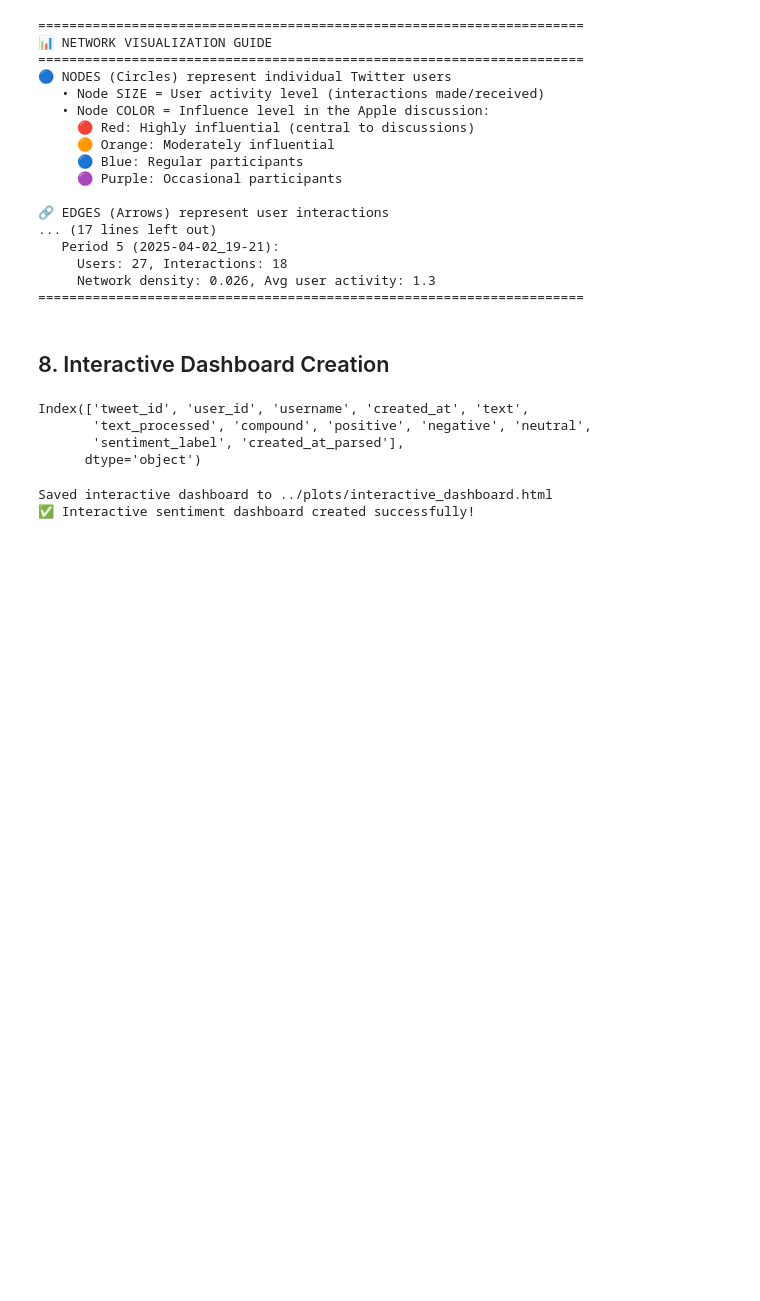
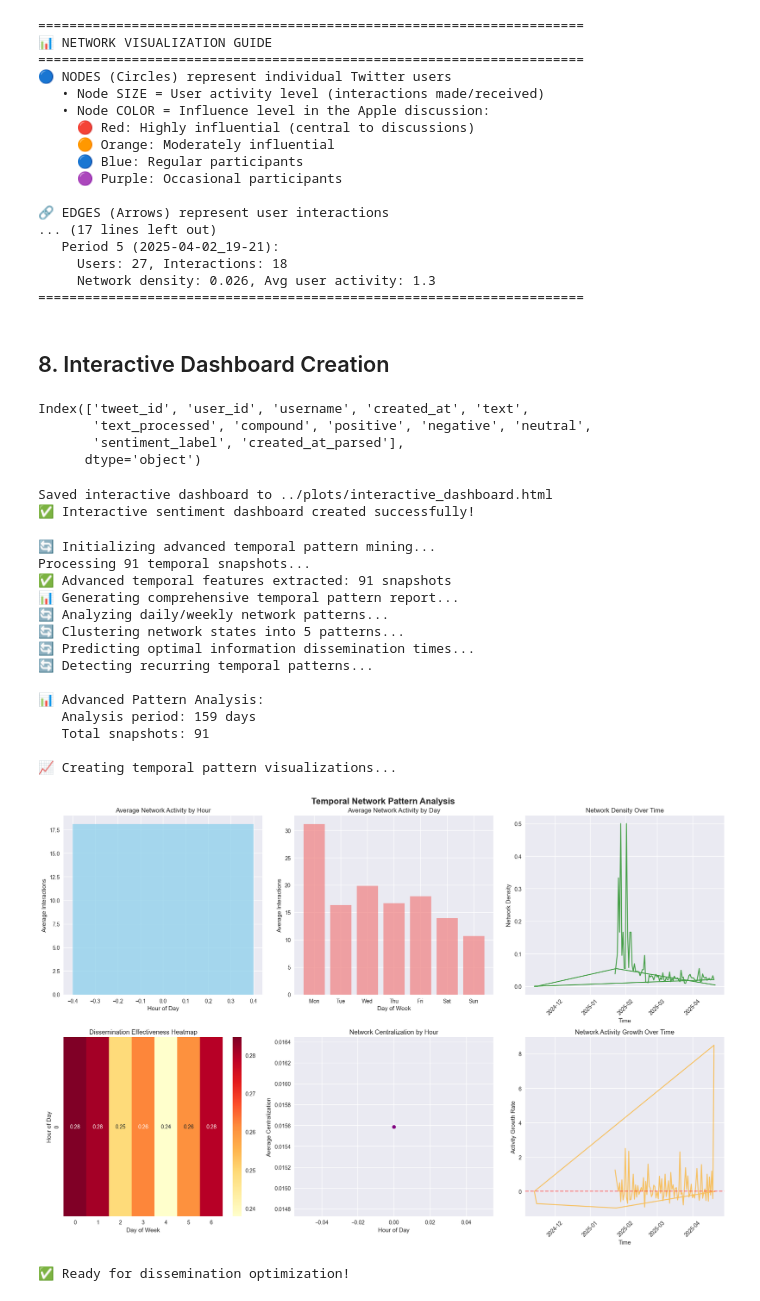
Before and after one commit to Madan2248c/twitter-analysis-project-1, a Jupyter notebook: notebooks/temporal_graph_analysis.ipynb, the cells around one changed output. Saved outputs shown, nothing was run; the diff lists cells and outputs as text; code cells hidden in the pictures; blank space fills up the shorter version.

```diff
--- a/notebooks/temporal_graph_analysis.ipynb
+++ b/notebooks/temporal_graph_analysis.ipynb
@@ -892,6 +1547,54 @@ if not sentiment_df.empty and users:
 # %% [output]
 Saved interactive dashboard to ../plots/interactive_dashboard.html
 ✅ Interactive sentiment dashboard created successfully!
+# %%
+# Advanced temporal pattern mining using the custom module
+sys.path.append('../src')
+from temporal_pattern_mining import TemporalPatternMiner
+
+print("🔄 Initializing advanced temporal pattern mining...")
+
+# Initialize the pattern miner
+pattern_miner = TemporalPatternMiner(temporal_graphs, interactions)
+
+# Extract comprehensive temporal features
+temporal_features_df = pattern_miner.extract_temporal_features()
+
+if not temporal_features_df.empty:
+    print(f"✅ Advanced temporal features extracted: {len(temporal_features_df)} snapshots")
+
+    # Generate comprehensive pattern report
+    pattern_report = pattern_miner.generate_pattern_report(temporal_features_df)
+
+    print(f"\n📊 Advanced Pattern Analysis:")
+    print(f"   Analysis period: {pattern_report['analysis_period']['duration_days']} days")
+    print(f"   Total snapshots: {pattern_report['analysis_period']['total_snapshots']}")
+
+
+    # Create visualizations
+    print(f"\n📈 Creating temporal pattern visualizations...")
+    viz_fig = pattern_miner.visualize_patterns(temporal_features_df,
+                                               save_path='../plots/temporal_patterns.png')
+
+
+print("✅ Ready for dissemination optimization!")
+# %% [output]
+🔄 Initializing advanced temporal pattern mining...
+Processing 91 temporal snapshots...
+✅ Advanced temporal features extracted: 91 snapshots
+📊 Generating comprehensive temporal pattern report...
+🔄 Analyzing daily/weekly network patterns...
+🔄 Clustering network states into 5 patterns...
+🔄 Predicting optimal information dissemination times...
+🔄 Detecting recurring temporal patterns...
+
+📊 Advanced Pattern Analysis:
+   Analysis period: 159 days
+   Total snapshots: 91
+
+📈 Creating temporal pattern visualizations...
+[figure, added]
+✅ Ready for dissemination optimization!
 # %%
 from dissemination_optimizer import InformationDisseminationOptimizer
 
```
Also changed, not shown: parts of 13 cells of this notebook, 2 other files.
